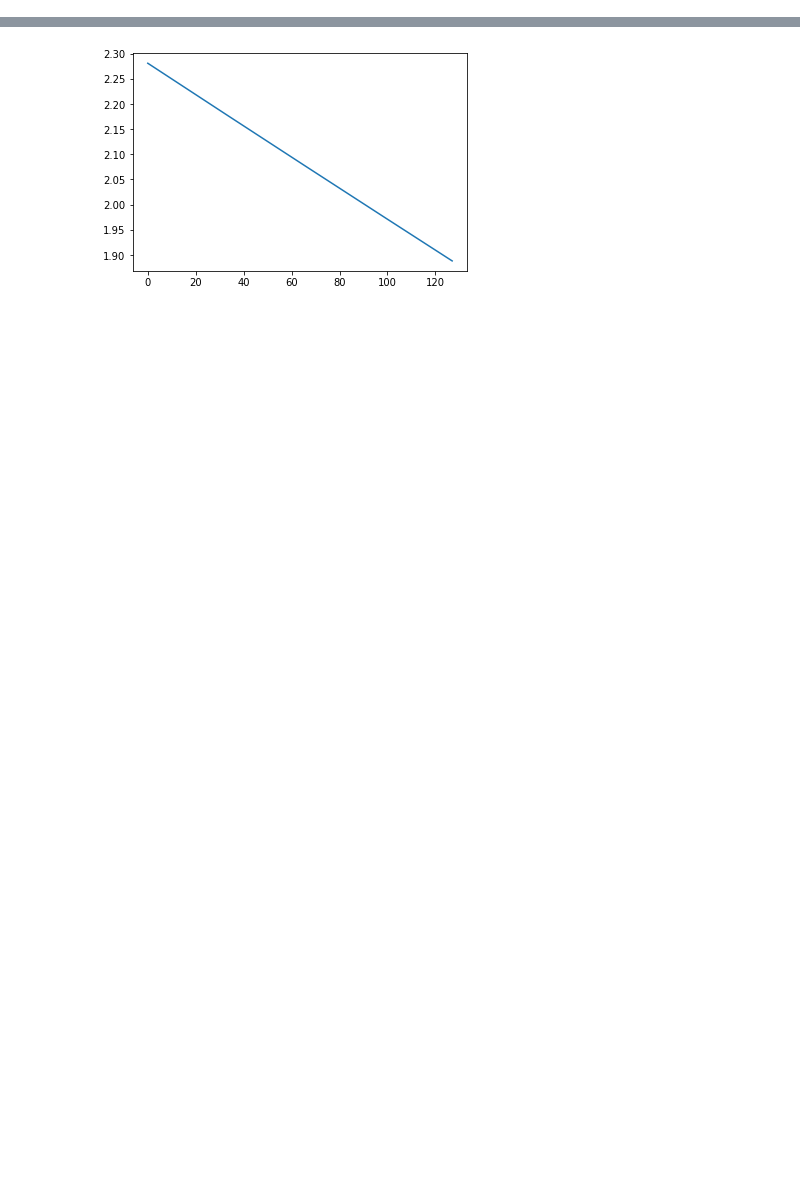
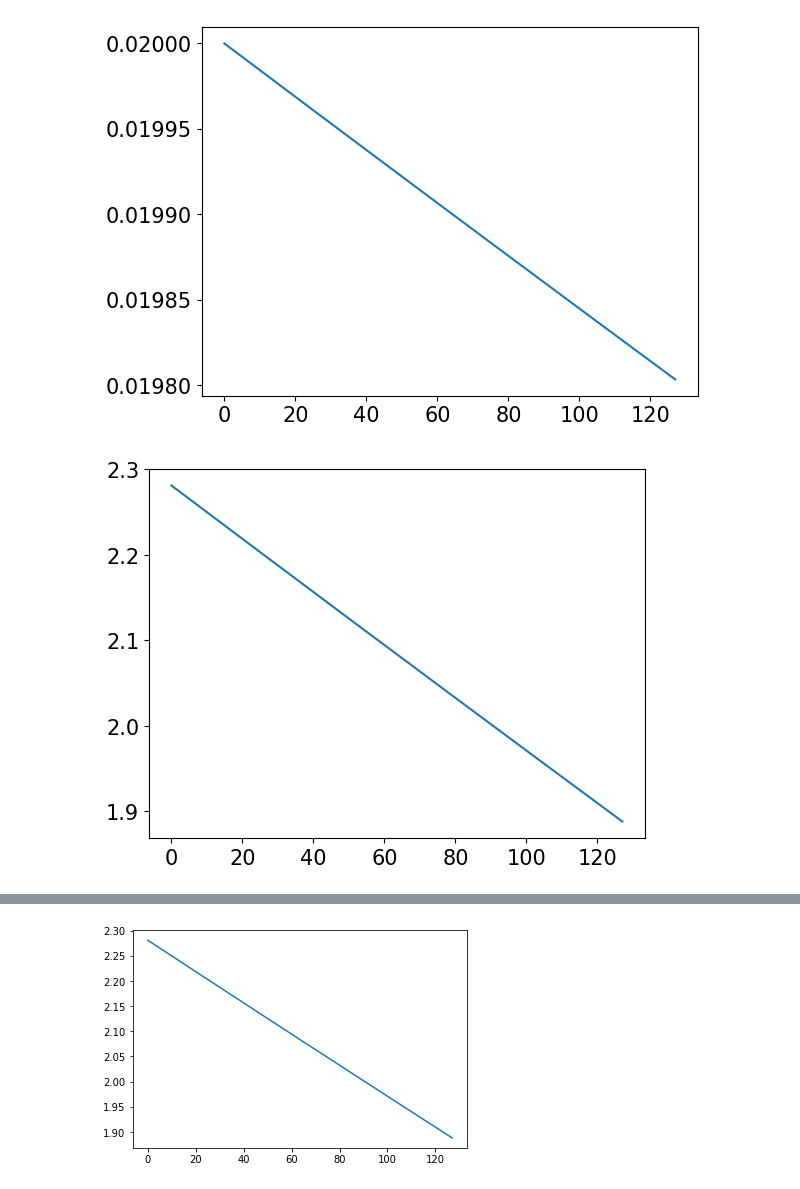
Before and after one commit to Irene-Li/MitoticWaves, a Jupyter notebook: Kuramoto1D.ipynb, the cells around one changed output, grey strips where cells are left out. Cells and saved outputs as stored; diff of their text form; code cells hidden in the pictures; blank space fills up the shorter version.

```diff
--- a/Kuramoto1D.ipynb
+++ b/Kuramoto1D.ipynb
@@ -25,6 +25,15 @@ model = Kuramoto(epsilon, eta, sigma, mean_omega, BC='grad', grad=[0, 0])
 model.initialise(L, T, n_frames, seed=1000)
 model.omegas = omegas
 model.evolve()
+# %%
+plt.plot(model.omegas)
+plt.show()
+
+plt.plot(model.res[-1])
+plt.show()
+# %% [output]
+[figure, added]
+[figure, added]
 # %%
 phases = model.res
 plt.rc('font', size=15)
```
Also changed, not shown: parts of 1 cell of this notebook, 3 other files.
